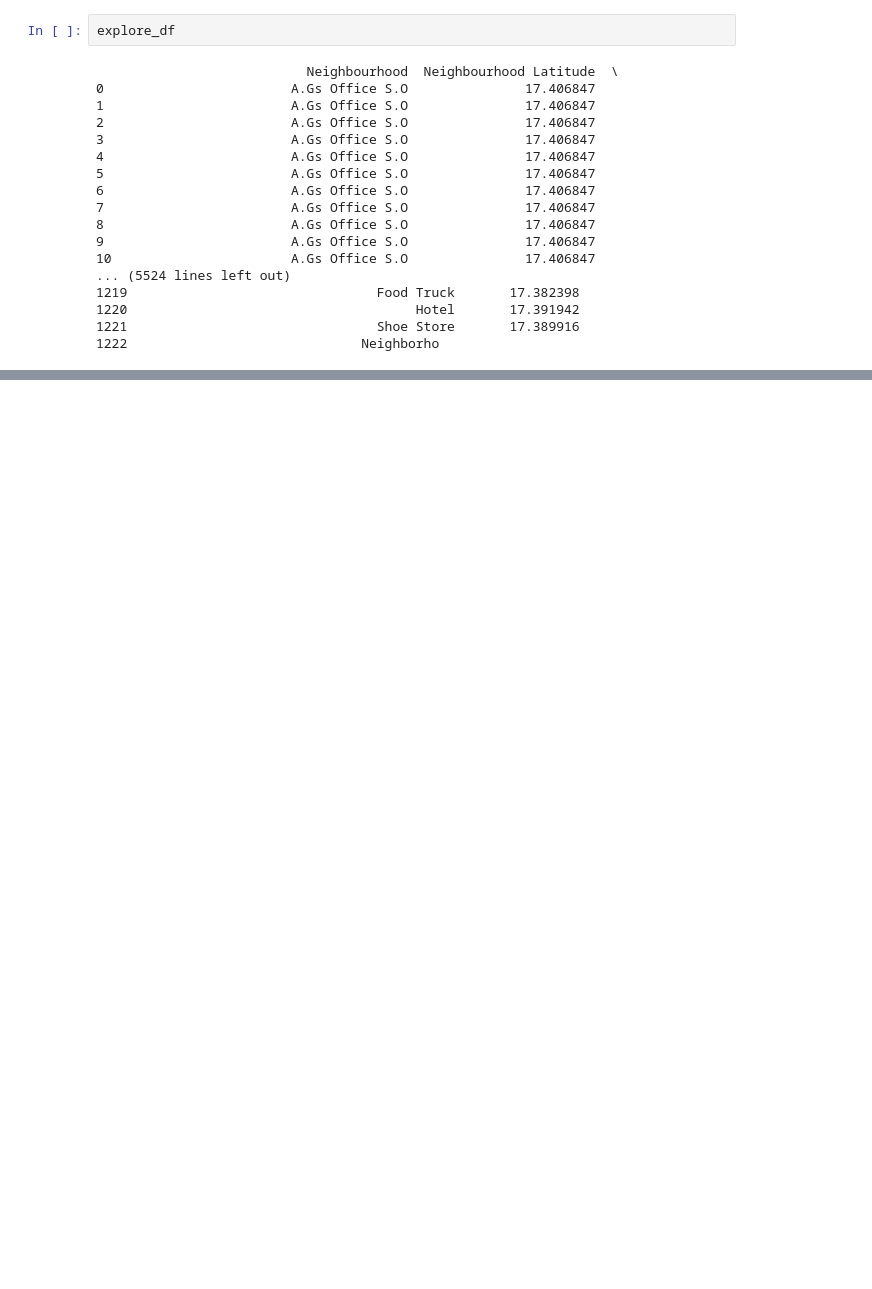
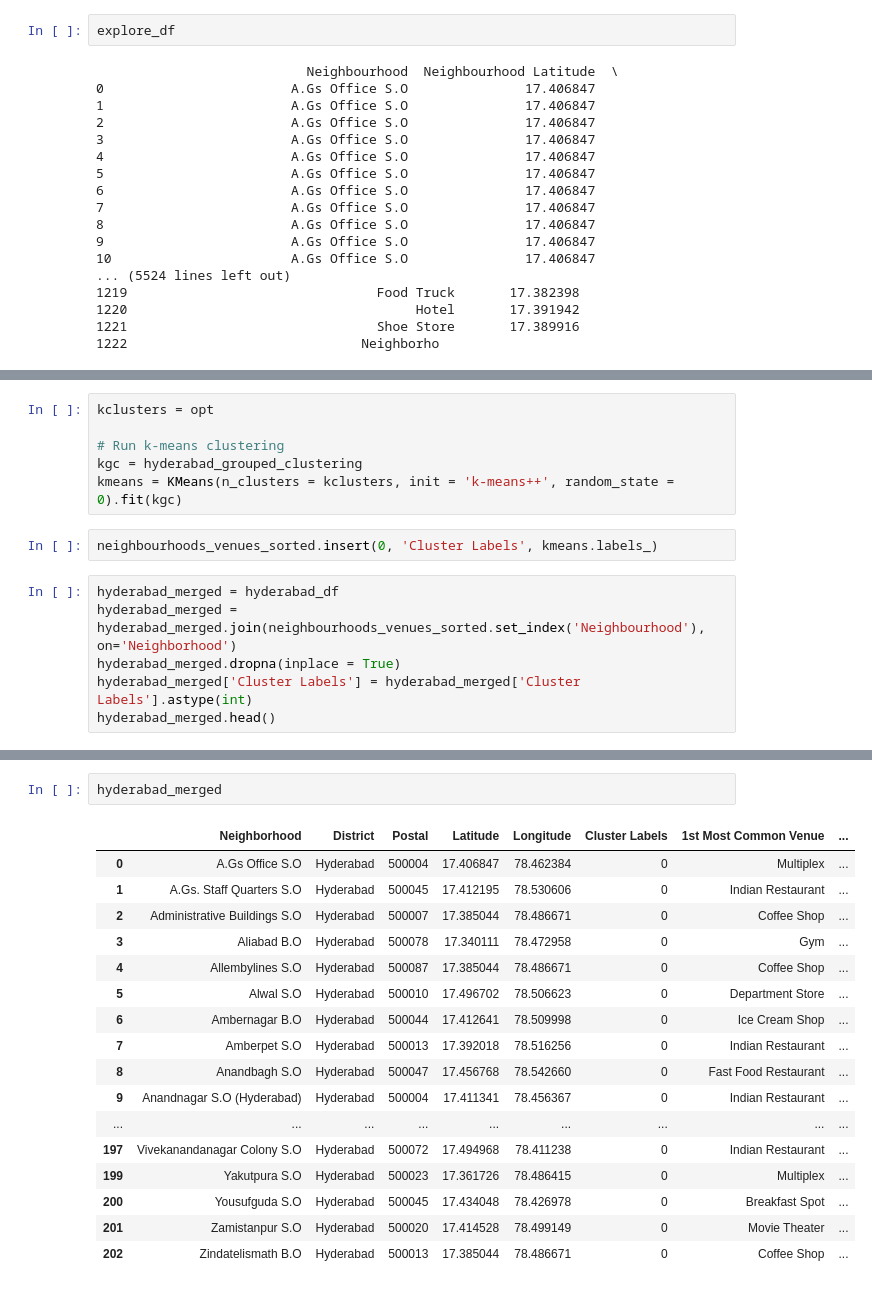
Before and after one commit to sidrockzz/py-web-hack, a Jupyter notebook: Hyderabad Map.ipynb, the cells around one changed output, grey strips where cells are left out. Drawn from its saved outputs; the diff is of its cells as text; blank space fills up the shorter version.

```diff
--- a/Hyderabad Map.ipynb
+++ b/Hyderabad Map.ipynb
@@ -266,0 +327,14 @@ Name: Venue Category, dtype: bool
+# %%
+kclusters = opt
+
+# Run k-means clustering
+kgc = hyderabad_grouped_clustering
+kmeans = KMeans(n_clusters = kclusters, init = 'k-means++', random_state = 0).fit(kgc)
+# %%
+neighbourhoods_venues_sorted.insert(0, 'Cluster Labels', kmeans.labels_)
+# %%
+hyderabad_merged = hyderabad_df
+hyderabad_merged = hyderabad_merged.join(neighbourhoods_venues_sorted.set_index('Neighbourhood'), on='Neighborhood')
+hyderabad_merged.dropna(inplace = True)
+hyderabad_merged['Cluster Labels'] = hyderabad_merged['Cluster Labels'].astype(int)
+hyderabad_merged.head()
@@ -266,0 +348,20 @@ Name: Venue Category, dtype: bool
+# %%
+hyderabad_merged
+# %% [output]
+|  | Neighborhood | District | Postal | Latitude | Longitude | Cluster Labels | 1st Most Common Venue | ... |
+| 0 | A.Gs Office S.O | Hyderabad | 500004 | 17.406847 | 78.462384 | 0 | Multiplex | ... |
+| 1 | A.Gs. Staff Quarters S.O | Hyderabad | 500045 | 17.412195 | 78.530606 | 0 | Indian Restaurant | ... |
+| 2 | Administrative Buildings S.O | Hyderabad | 500007 | 17.385044 | 78.486671 | 0 | Coffee Shop | ... |
+| 3 | Aliabad B.O | Hyderabad | 500078 | 17.340111 | 78.472958 | 0 | Gym | ... |
+| 4 | Allembylines S.O | Hyderabad | 500087 | 17.385044 | 78.486671 | 0 | Coffee Shop | ... |
+| 5 | Alwal S.O | Hyderabad | 500010 | 17.496702 | 78.506623 | 0 | Department Store | ... |
+| 6 | Ambernagar B.O | Hyderabad | 500044 | 17.412641 | 78.509998 | 0 | Ice Cream Shop | ... |
+| 7 | Amberpet S.O | Hyderabad | 500013 | 17.392018 | 78.516256 | 0 | Indian Restaurant | ... |
+| 8 | Anandbagh S.O | Hyderabad | 500047 | 17.456768 | 78.542660 | 0 | Fast Food Restaurant | ... |
+| 9 | Anandnagar S.O (Hyderabad) | Hyderabad | 500004 | 17.411341 | 78.456367 | 0 | Indian Restaurant | ... |
+| ... | ... | ... | ... | ... | ... | ... | ... | ... |
+| 197 | Vivekanandanagar Colony S.O | Hyderabad | 500072 | 17.494968 | 78.411238 | 0 | Indian Restaurant | ... |
+| 199 | Yakutpura S.O | Hyderabad | 500023 | 17.361726 | 78.486415 | 0 | Multiplex | ... |
+| 200 | Yousufguda S.O | Hyderabad | 500045 | 17.434048 | 78.426978 | 0 | Breakfast Spot | ... |
+| 201 | Zamistanpur S.O | Hyderabad | 500020 | 17.414528 | 78.499149 | 0 | Movie Theater | ... |
+| 202 | Zindatelismath B.O | Hyderabad | 500013 | 17.385044 | 78.486671 | 0 | Coffee Shop | ... |
```
Also changed, not shown: parts of 12 cells of this notebook.
